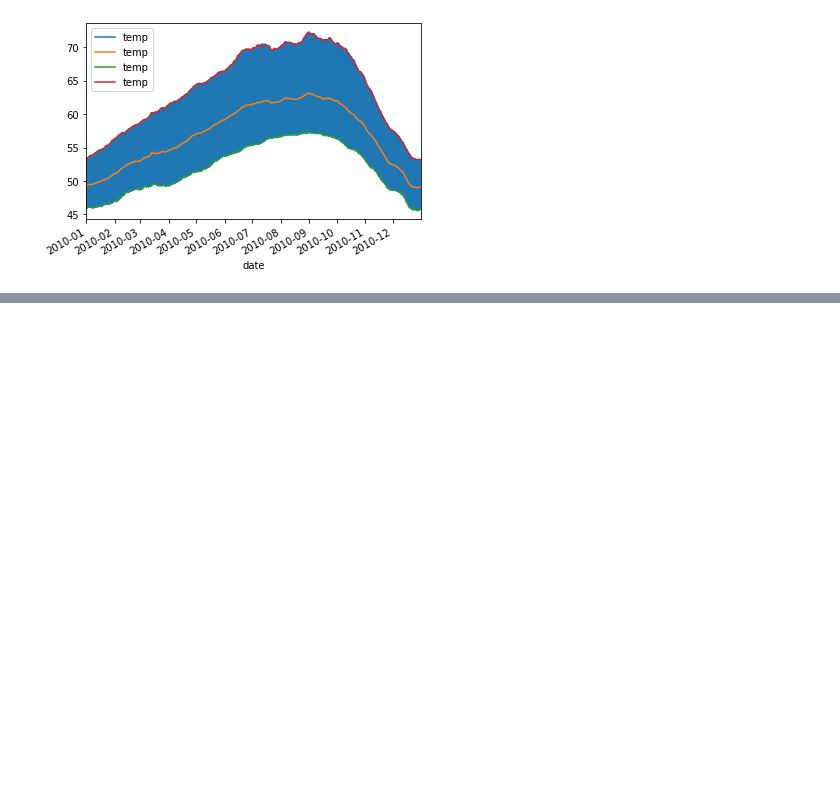
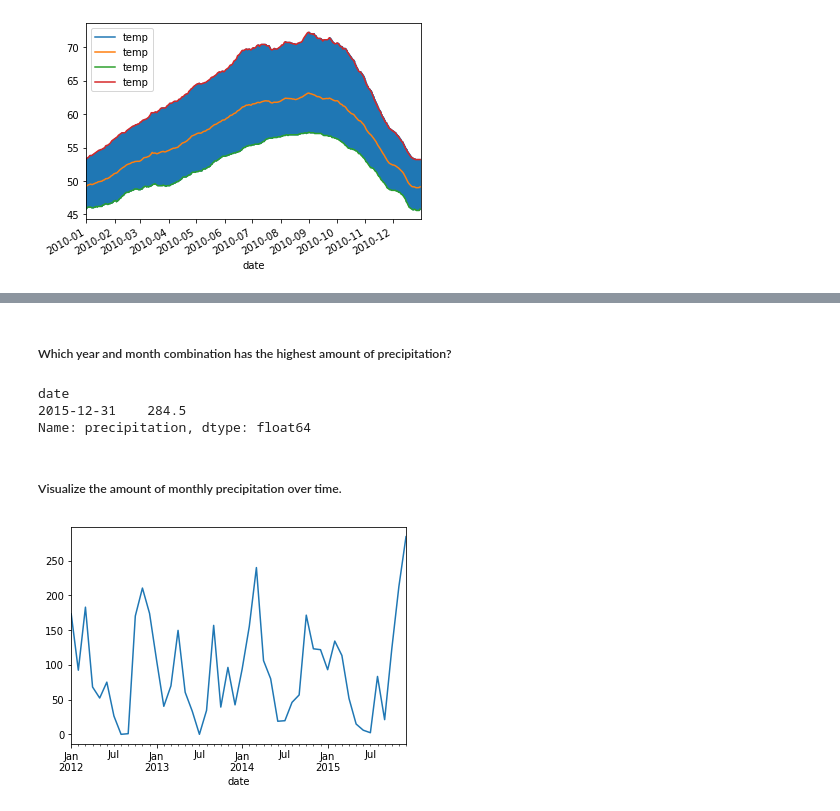
Before and after one commit to misty-garcia/ds-methodologies-exercises, a Jupyter notebook: time_series/working_w_timeseries_data.ipynb, the cells around one changed output, grey strips where cells are left out. Saved outputs shown, nothing was run; the diff lists cells and outputs as text; code cells hidden in the pictures; blank space fills up the shorter version.

```diff
--- a/time_series/working_w_timeseries_data.ipynb
+++ b/time_series/working_w_timeseries_data.ipynb
@@ -166,0 +180,2 @@ plt.show()
+# %%
+df = data.seattle_weather()
@@ -166,0 +196,17 @@ plt.show()
+# %%
+df = df.set_index("date")
+# %% [markdown]
+##### Which year and month combination has the highest amount of precipitation?
+# %%
+df.resample("M").sum().precipitation.sort_values().tail(1)
+# %% [output]
+date
+2015-12-31    284.5
+Name: precipitation, dtype: float64
+# %% [markdown]
+##### Visualize the amount of monthly precipitation over time.
+# %%
+df.resample("M").sum().precipitation.plot()
+plt.show()
+# %% [output]
+[figure, added]
```
Also changed, not shown: parts of 46 cells of this notebook.
